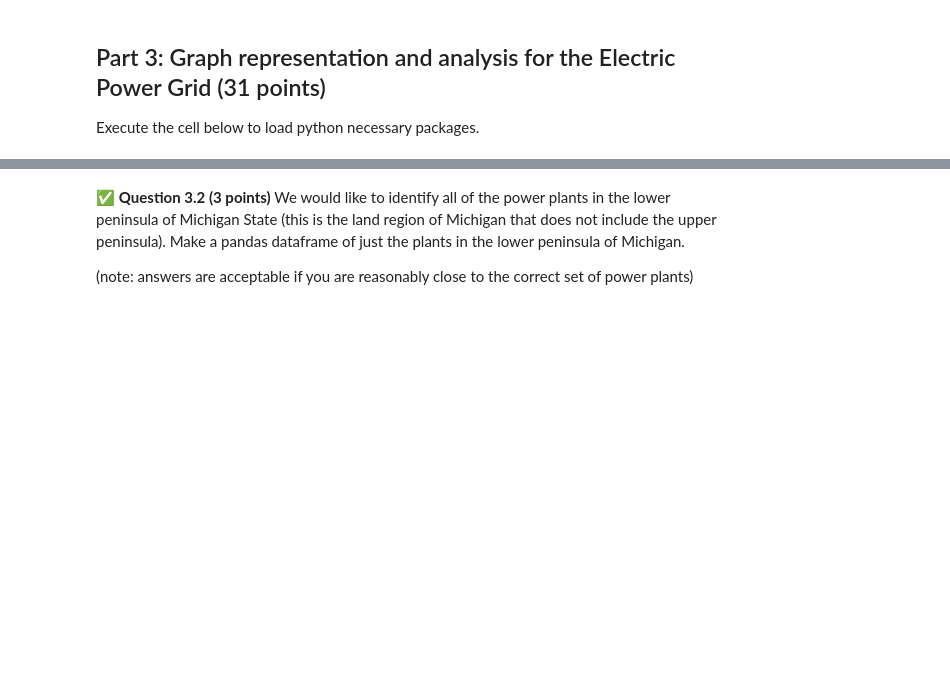
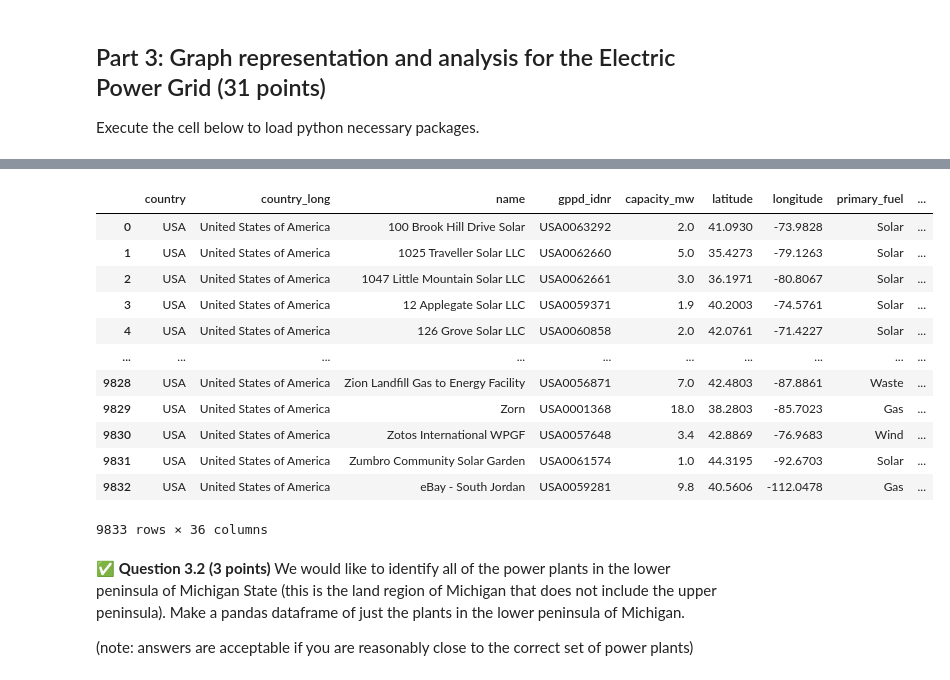
Before and after one commit to Colino03/CMSE202-f23-turnin, a Jupyter notebook: hw-02/HW-02-ColinBonnema.ipynb, the cells around one changed output, grey strips where cells are left out. Drawn from its saved outputs; the diff is of its cells as text; code cells hidden in the pictures; blank space fills up the shorter version.

```diff
--- a/hw-02/HW-02-ColinBonnema.ipynb
+++ b/hw-02/HW-02-ColinBonnema.ipynb
@@ -458,3 +456,21 @@ If you'd like to learn more about  global electrical power supply, here is a gre
+# %%
+# Put your code here: !curl https://raw.githubusercontent.com/msu-cmse-courses/cmse202-supplemental-data/main/HW/Homework_2_FS23/global_power_plant_database_USA.csv -O
+df = pd.read_csv('global_power_plant_database_USA.csv')
+df
+# %% [output]
+|  | country | country_long | name | gppd_idnr | capacity_mw | latitude | longitude | primary_fuel | ... |
+| 0 | USA | United States of America | 100 Brook Hill Drive Solar | USA0063292 | 2.0 | 41.0930 | -73.9828 | Solar | ... |
+| 1 | USA | United States of America | 1025 Traveller Solar LLC | USA0062660 | 5.0 | 35.4273 | -79.1263 | Solar | ... |
+| 2 | USA | United States of America | 1047 Little Mountain Solar LLC | USA0062661 | 3.0 | 36.1971 | -80.8067 | Solar | ... |
+| 3 | USA | United States of America | 12 Applegate Solar LLC | USA0059371 | 1.9 | 40.2003 | -74.5761 | Solar | ... |
+| 4 | USA | United States of America | 126 Grove Solar LLC | USA0060858 | 2.0 | 42.0761 | -71.4227 | Solar | ... |
+| ... | ... | ... | ... | ... | ... | ... | ... | ... | ... |
+| 9828 | USA | United States of America | Zion Landfill Gas to Energy Facility | USA0056871 | 7.0 | 42.4803 | -87.8861 | Waste | ... |
+| 9829 | USA | United States of America | Zorn | USA0001368 | 18.0 | 38.2803 | -85.7023 | Gas | ... |
+| 9830 | USA | United States of America | Zotos International WPGF | USA0057648 | 3.4 | 42.8869 | -76.9683 | Wind | ... |
+| 9831 | USA | United States of America | Zumbro Community Solar Garden | USA0061574 | 1.0 | 44.3195 | -92.6703 | Solar | ... |
+| 9832 | USA | United States of America | eBay - South Jordan | USA0059281 | 9.8 | 40.5606 | -112.0478 | Gas | ... |
+9833 rows × 36 columns
 # %% [markdown]
 &#9989; **Question 3.2 (3 points)** We would like to identify all of the power plants in the lower peninsula of Michigan State (this is the land region of Michigan that does not include the upper peninsula).  Make a pandas dataframe of just the plants in the lower peninsula of Michigan.
 
```
Also changed, not shown: parts of 9 cells of this notebook, 3 other files.
